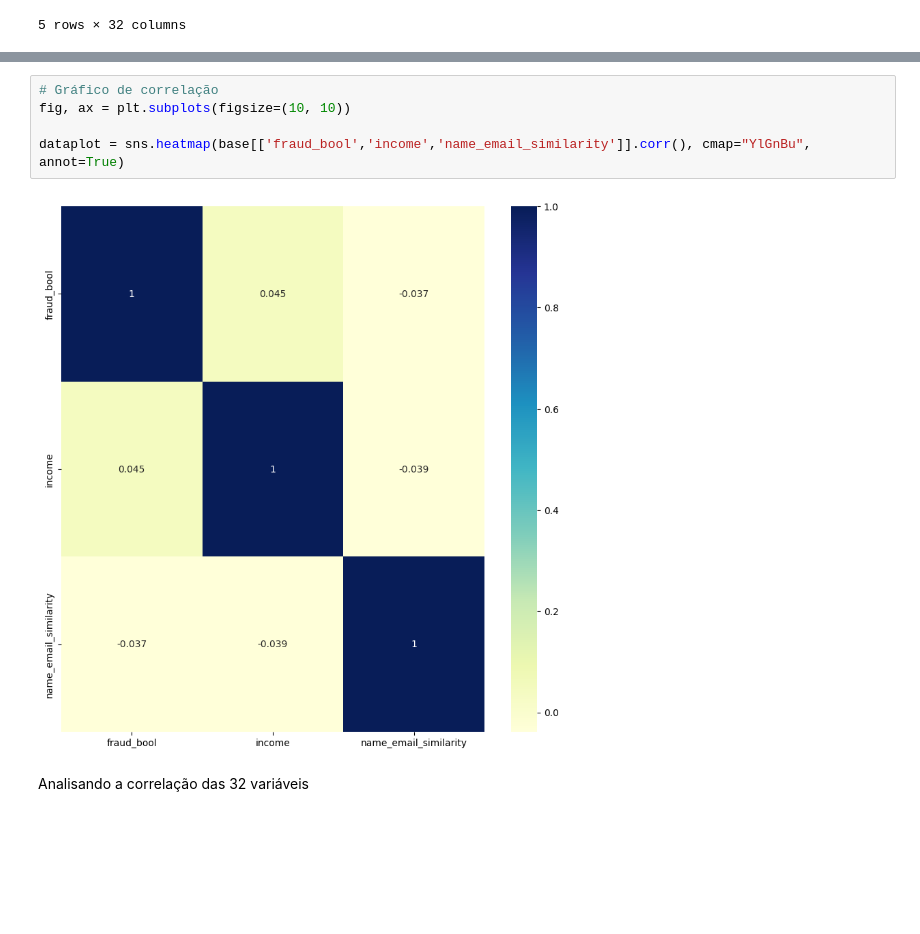
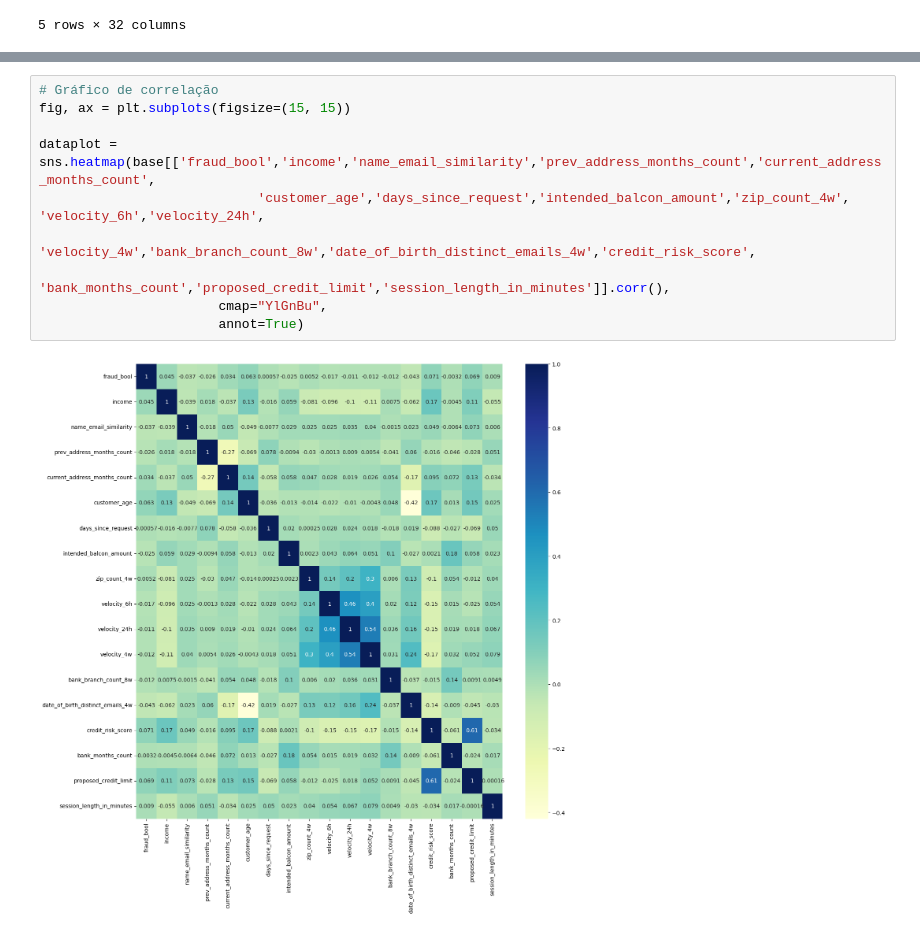
Before and after one commit to marcosmorais94/fraud_bankaccount, a Jupyter notebook: bank_fraud.ipynb, the cells around one changed output, grey strips where cells are left out. Saved outputs shown, nothing was run; the diff lists cells and outputs as text; blank space fills up the shorter version.

```diff
--- a/bank_fraud.ipynb
+++ b/bank_fraud.ipynb
@@ -67,9 +67,12 @@ dtype: object
 # %%
 # Gráfico de correlação
-fig, ax = plt.subplots(figsize=(10, 10))
+fig, ax = plt.subplots(figsize=(15, 15))
 
-dataplot = sns.heatmap(base[['fraud_bool','income','name_email_similarity']].corr(), cmap="YlGnBu", annot=True)
+dataplot = sns.heatmap(base[['fraud_bool','income','name_email_similarity','prev_address_months_count','current_address_months_count',
+                            'customer_age','days_since_request','intended_balcon_amount','zip_count_4w', 'velocity_6h','velocity_24h',
+                            'velocity_4w','bank_branch_count_8w','date_of_birth_distinct_emails_4w','credit_risk_score',
+                            'bank_months_count','proposed_credit_limit','session_length_in_minutes']].corr(),
+                       cmap="YlGnBu",
+                       annot=True)
 # %% [output]
-[figure, old version]
+[figure, new version]
-# %% [markdown]
-Analisando a correlação das 32 variáveis
```
Also changed, not shown: parts of 7 cells of this notebook.
